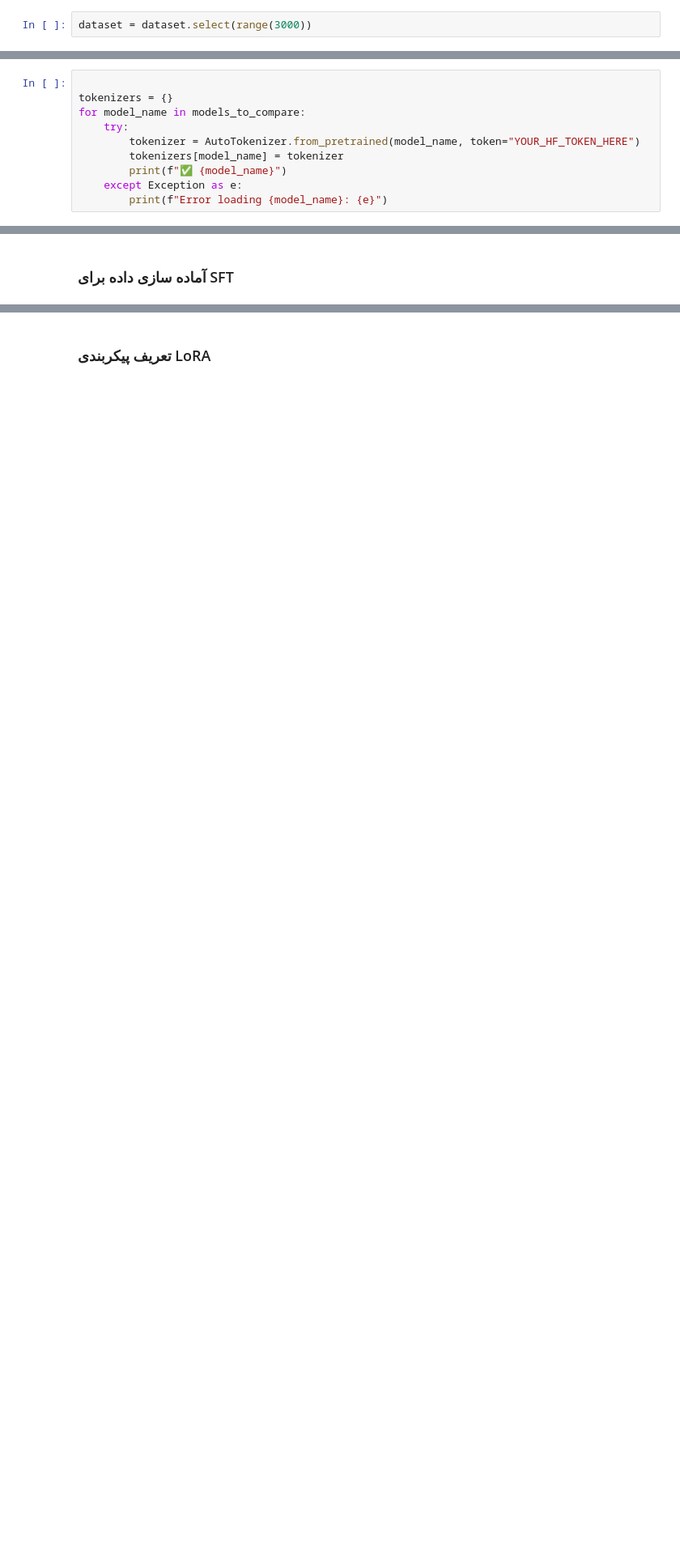
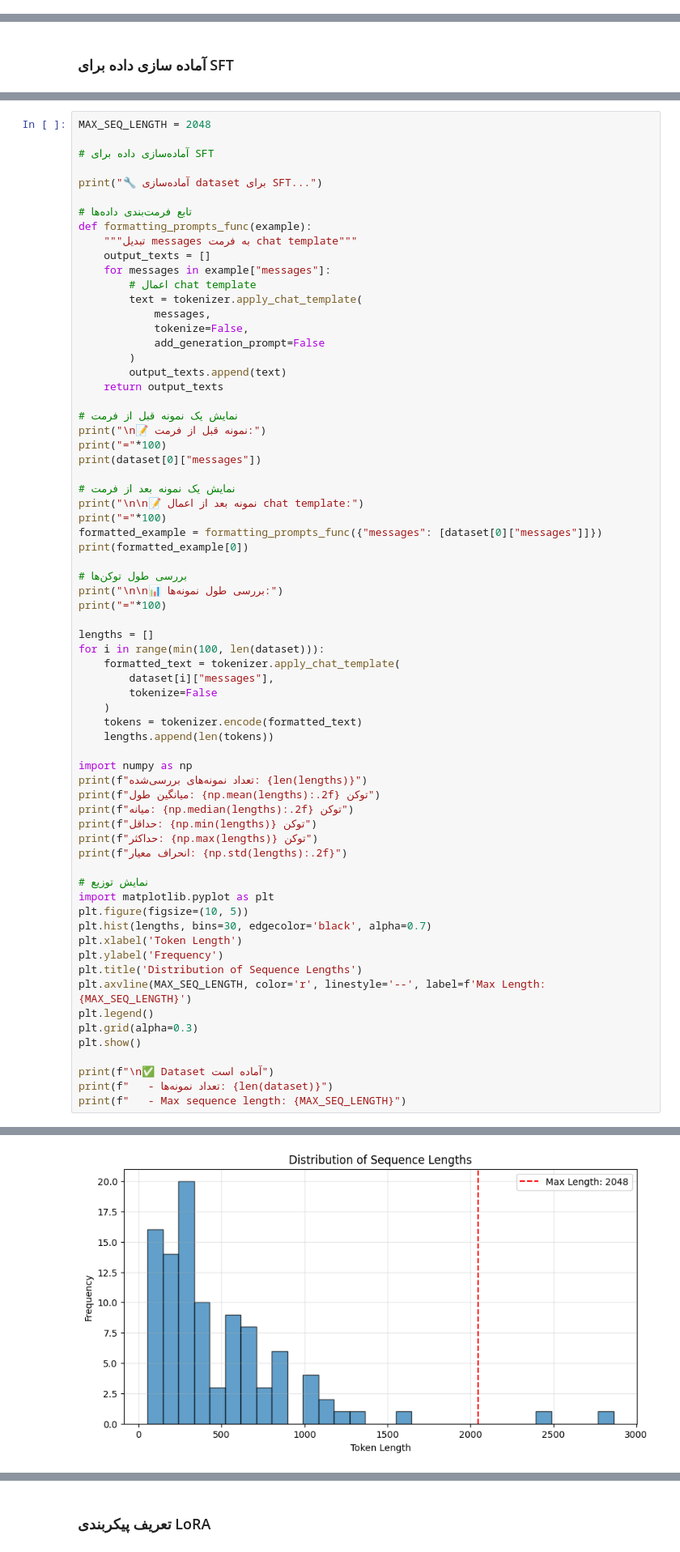
Before and after one commit to tahamajs/Natural-Language-Processing-Projects, a Jupyter notebook: NLP_UT/CA4/Answer/NLP_HW4_Q2.ipynb, the cells around one changed output, grey strips where cells are left out. Shown at 81% size. Drawn from its saved outputs; the diff is of its cells as text; blank space fills up the shorter version.

```diff
--- a/NLP_UT/CA4/Answer/NLP_HW4_Q2.ipynb
+++ b/NLP_UT/CA4/Answer/NLP_HW4_Q2.ipynb
@@ -101,2 +66,0 @@ dataset[0]
-# %%
-dataset = dataset.select(range(3000))
@@ -205,10 +228,0 @@ models_to_compare = [
-# %%
-
-tokenizers = {}
-for model_name in models_to_compare:
-    try:
-        tokenizer = AutoTokenizer.from_pretrained(model_name, token="YOUR_HF_TOKEN_HERE")
-        tokenizers[model_name] = tokenizer
-        print(f"✅ {model_name}")
-    except Exception as e:
-        print(f"Error loading {model_name}: {e}")
@@ -696,0 +875,69 @@ data_collator = DataCollatorForLanguageModeling(
+# %%
+MAX_SEQ_LENGTH = 2048
+
+# آماده‌سازی داده برای SFT
+
+print("🔧 آماده‌سازی dataset برای SFT...")
+
+# تابع فرمت‌بندی داده‌ها
+def formatting_prompts_func(example):
+    """تبدیل messages به فرمت chat template"""
+    output_texts = []
+    for messages in example["messages"]:
+        # اعمال chat template
+        text = tokenizer.apply_chat_template(
+            messages,
+            tokenize=False,
+            add_generation_prompt=False
+        )
+        output_texts.append(text)
+    return output_texts
+
+# نمایش یک نمونه قبل از فرمت
+print("\n📝 نمونه قبل از فرمت:")
+print("="*100)
+print(dataset[0]["messages"])
+
+# نمایش یک نمونه بعد از فرمت
+print("\n\n📝 نمونه بعد از اعمال chat template:")
+print("="*100)
+formatted_example = formatting_prompts_func({"messages": [dataset[0]["messages"]]})
+print(formatted_example[0])
+
+# بررسی طول توکن‌ها
+print("\n\n📊 بررسی طول نمونه‌ها:")
+print("="*100)
+
+lengths = []
+for i in range(min(100, len(dataset))):
+    formatted_text = tokenizer.apply_chat_template(
+        dataset[i]["messages"],
+        tokenize=False
+    )
+    tokens = tokenizer.encode(formatted_text)
+    lengths.append(len(tokens))
+
+import numpy as np
+print(f"تعداد نمونه‌های بررسی‌شده: {len(lengths)}")
+print(f"میانگین طول: {np.mean(lengths):.2f} توکن")
+print(f"میانه: {np.median(lengths):.2f} توکن")
+print(f"حداقل: {np.min(lengths)} توکن")
+print(f"حداکثر: {np.max(lengths)} توکن")
+print(f"انحراف معیار: {np.std(lengths):.2f}")
+
+# نمایش توزیع
+import matplotlib.pyplot as plt
+plt.figure(figsize=(10, 5))
+plt.hist(lengths, bins=30, edgecolor='black', alpha=0.7)
+plt.xlabel('Token Length')
+plt.ylabel('Frequency')
+plt.title('Distribution of Sequence Lengths')
+plt.axvline(MAX_SEQ_LENGTH, color='r', linestyle='--', label=f'Max Length: {MAX_SEQ_LENGTH}')
+plt.legend()
+plt.grid(alpha=0.3)
+plt.show()
+
+print(f"\n✅ Dataset آماده است")
+print(f"   - تعداد نمونه‌ها: {len(dataset)}")
+print(f"   - Max sequence length: {MAX_SEQ_LENGTH}")
+# %% [output]
@@ -696,0 +962 @@ data_collator = DataCollatorForLanguageModeling(
+[figure, added]
```
Also changed, not shown: parts of 81 cells of this notebook, 1 other file.
